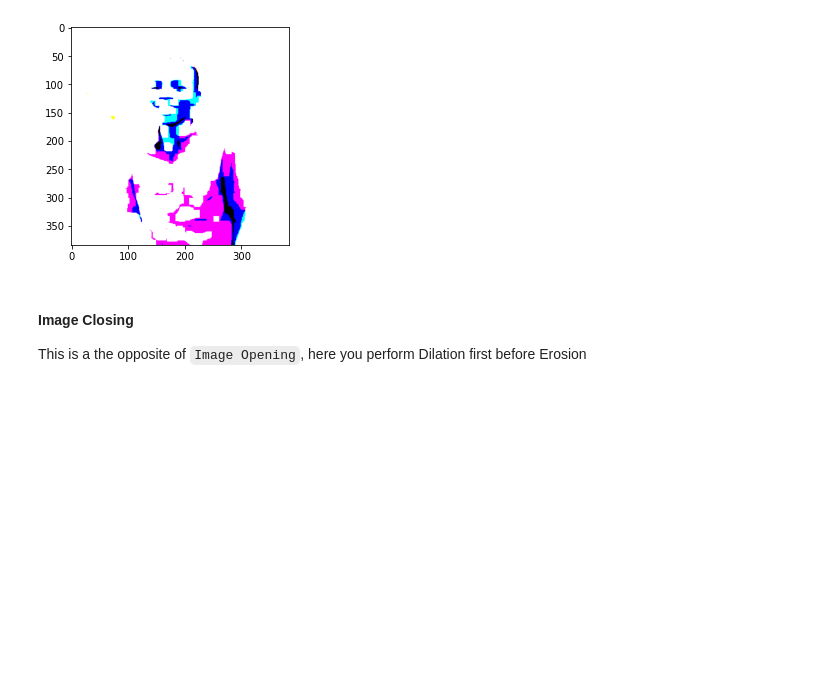
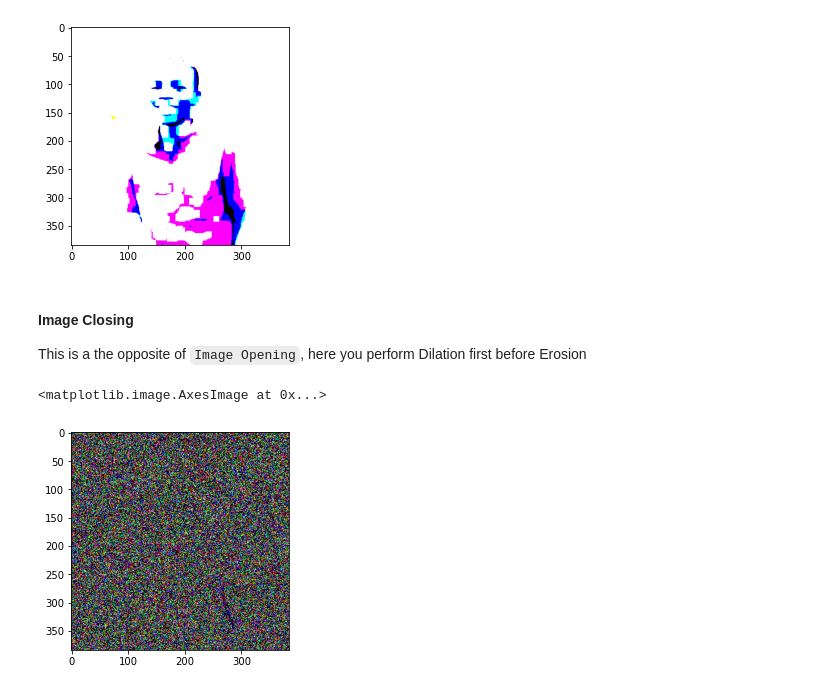
Before and after one commit to anice1/Intro-to-CV, a Jupyter notebook: Geometric-Transformation.ipynb, the cells around one changed output. Cells and saved outputs as stored; diff of their text form; code cells hidden in the pictures; blank space fills up the shorter version.

```diff
--- a/Geometric-Transformation.ipynb
+++ b/Geometric-Transformation.ipynb
@@ -857,3 +857,17 @@ plt.imshow(opening_img)
 # %% [markdown]
 #### Image Closing
 This is a the opposite of `Image Opening`, here you perform Dilation first before Erosion
+# %%
+noise = np.random.rand(*img.shape)
+
+#convert noise dtype to bool
+noise = np.bool8(noise > 0.7)
+new_image = np.bool8(img)
+
+# combine images
+new_image = noise & new_image
+
+plt.imshow(np.asfarray(new_image), cmap='gray')
+# %% [output]
+<matplotlib.image.AxesImage at 0x...>
+[figure, added]
```
Also changed, not shown: parts of 2 cells of this notebook.
